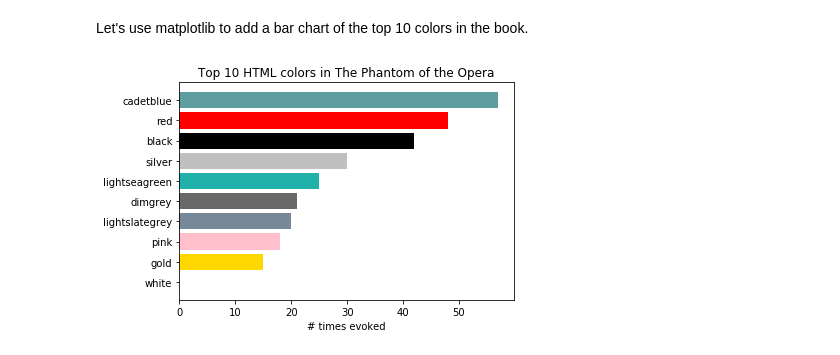
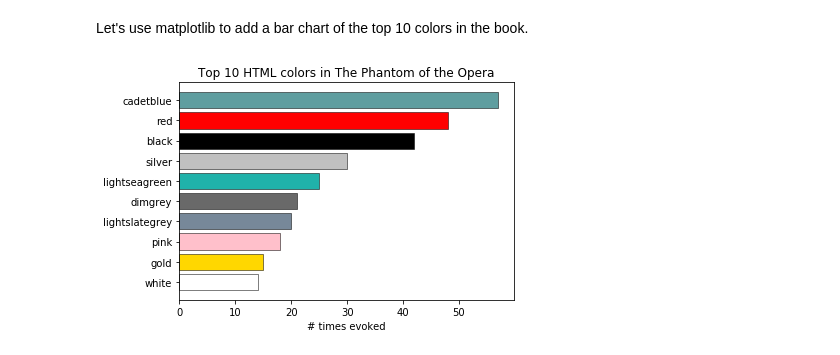
Before and after one commit to eleanorstrib/gothic-colors-blog, a Jupyter notebook: gothic_post.ipynb, the cells around one changed output. Saved outputs shown, nothing was run; the diff lists cells and outputs as text; code cells hidden in the pictures.

```diff
--- a/gothic_post.ipynb
+++ b/gothic_post.ipynb
@@ -166,13 +169,25 @@ print(processed[300:320])
 # %%
 # we'll use the itertools library to loop through the text and compare the color words
-
 def pairwise(iterable):
+    """
+    Returns a zip object, consisting of tuple pairs of words where the second word of tuple #1
+    will be the first word of tuple #2, e.g. [('room', 'NN'), ('perfume', 'NN'),  ('lady', 'NN'), ('black', 'JJ')]
+    from our `processed` variable becomes:
+        [(('room', 'NN'), ('perfume', 'NN'))
+        (('perfume', 'NN'), ('lady', 'NN'))
+        (('lady', 'NN'), ('black', 'JJ'))
+        (('black', 'JJ'), ('contents', 'NNS')]
+    """
     a, b = tee(iterable)
     next(b, None)
     return zip(a, b)
 
 
 def is_color_word(word, color_dict):
+    """
+    Compares at each word, tag tuple in `processed` to both the color dict and the allowed tags
+    for adjectives and nouns
+    """
     color, tag = word
     tags = {'JJ', 'NN'} # JJ = adjectives, NN = nouns
     return tag in tags and color in color_dict
@@ -180,19 +195,22 @@ def is_color_word(word, color_dict):
 
 def find_color_words(t, color_dict):
     """
-    This function identifies adjectives and nouns in the text that match contemporary color words in the color_dict,
-    then checks to see if the word before or after it is also a color word to help the analyst determine if they want
-    to count instances where two color words are found together - e.g. "red rose", or "white marble"
+    Leverages the previous two functions to identify the color words in the text and look for concurrent
+    color words (e.g. 'white marble'), then returns each in a seperate list.
     """
     color_words = []
     concurrent_color_words = []
 
+
+    for o in t:
+        if is_color_word(o, color_dict):
+            color_words.append(o)
+
+
     for p, n in pairwise(t):
         if is_color_word(p, color_dict) and is_color_word(n, color_dict):
             concurrent_color_words.append((p, n))
-    for o in t:
-        if is_color_word(o, color_dict):
-            color_words.append(o)
+
     return color_words, concurrent_color_words
 # %%
 color_in_text, concurrent_color_words = find_color_words(processed, color_dict)
@@ -307,17 +325,17 @@ Let's use matplotlib to add a bar chart of the top 10 colors in the book.
 # %%
 colors = [t[0] for t in html_color_counts_dsc][-10:]
 counts = [t[1] for t in html_color_counts_dsc][-10:]
 
 y_pos = np.arange(len(counts))
 
-plt.barh(y_pos, counts, align='center', color=colors)
+plt.barh(y_pos, counts, align='center', color=colors, edgecolor='black', linewidth=0.5)
 plt.yticks(y_pos, colors)
 plt.xlabel('# times evoked')
 plt.title('Top 10 HTML colors in ' + title)
 
 plt.show()
 # %% [output]
-[figure, old version]
+[figure, new version]
 # %% [markdown]
 There are many of interesting options for visualizing this data. The original talk included a [website](https://afternoon-taiga-69837.herokuapp.com/), built with the Django framework and ChartJS and lots of CSS where - using a slightly different HTML color match up - we visualized each book as a series of color blocks in their order of appearance, and each author's works as a radial chart.
 
```
Also changed, not shown: parts of 5 cells of this notebook.
